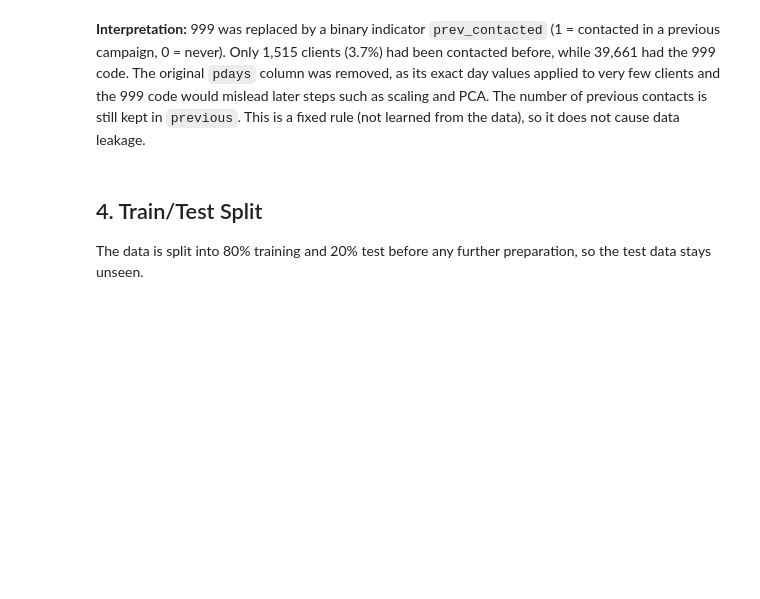
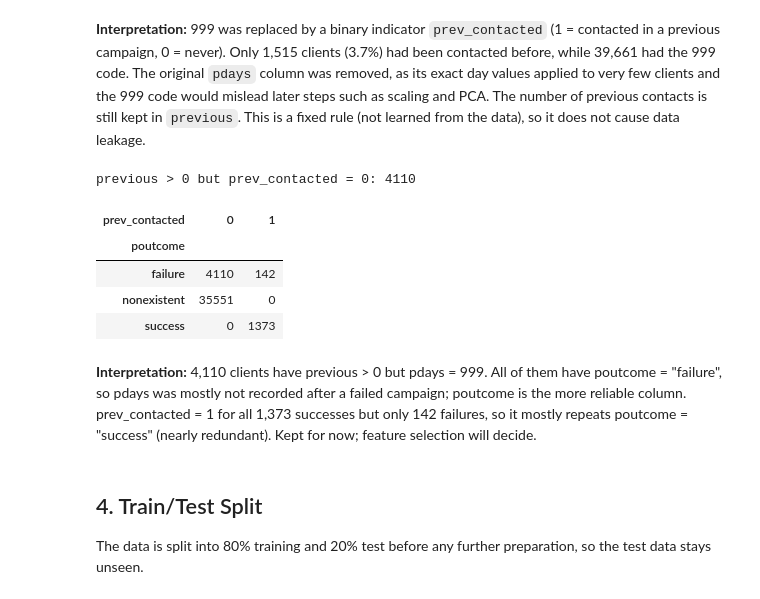
Before and after one commit to stafa10/CA1Theory2Practice, a Jupyter notebook: moustafa_numeric.ipynb, the cells around one changed output. Drawn from its saved outputs; the diff is of its cells as text; code cells hidden in the pictures; blank space fills up the shorter version.

Commit message:
Add pdays/poutcome check, remove Word files, clean re-run

```diff
--- a/moustafa_numeric.ipynb
+++ b/moustafa_numeric.ipynb
@@ -215,6 +215,22 @@ Name: count, dtype: int64
 Numeric columns now: ['age', 'campaign', 'previous', 'emp.var.rate', 'cons.price.idx', 'cons.conf.idx', 'euribor3m', 'nr.employed']
 # %% [markdown]
 **Interpretation:** 999 was replaced by a binary indicator `prev_contacted` (1 = contacted in a previous campaign, 0 = never). Only 1,515 clients (3.7%) had been contacted before, while 39,661 had the 999 code. The original `pdays` column was removed, as its exact day values applied to very few clients and the 999 code would mislead later steps such as scaling and PCA. The number of previous contacts is still kept in `previous`. This is a fixed rule (not learned from the data), so it does not cause data leakage.
+# %%
+# previous says "contacted before" but pdays said 999 ("never")
+print("previous > 0 but prev_contacted = 0:",
+      ((df["previous"] > 0) & (df["prev_contacted"] == 0)).sum())
+
+# does poutcome agree with prev_contacted?
+pd.crosstab(df["poutcome"], df["prev_contacted"])
+# %% [output]
+previous > 0 but prev_contacted = 0: 4110
+| prev_contacted | 0 | 1 |
+| poutcome |  |  |
+| failure | 4110 | 142 |
+| nonexistent | 35551 | 0 |
+| success | 0 | 1373 |
+# %% [markdown]
+**Interpretation:** 4,110 clients have previous > 0 but pdays = 999. All of them have poutcome = "failure", so pdays was mostly not recorded after a failed campaign; poutcome is the more reliable column. prev_contacted = 1 for all 1,373 successes but only 142 failures, so it mostly repeats poutcome = "success" (nearly redundant). Kept for now; feature selection will decide.
 # %% [markdown]
 ## 4. Train/Test Split
 The data is split into 80% training and 20% test before any further preparation, so the test data stays unseen.
```
Also changed, not shown: 2 other files.
